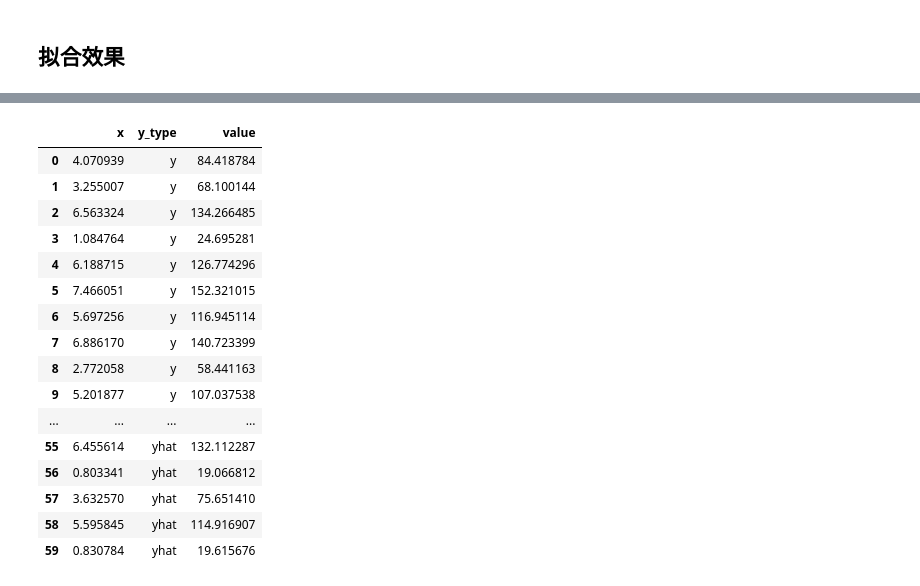
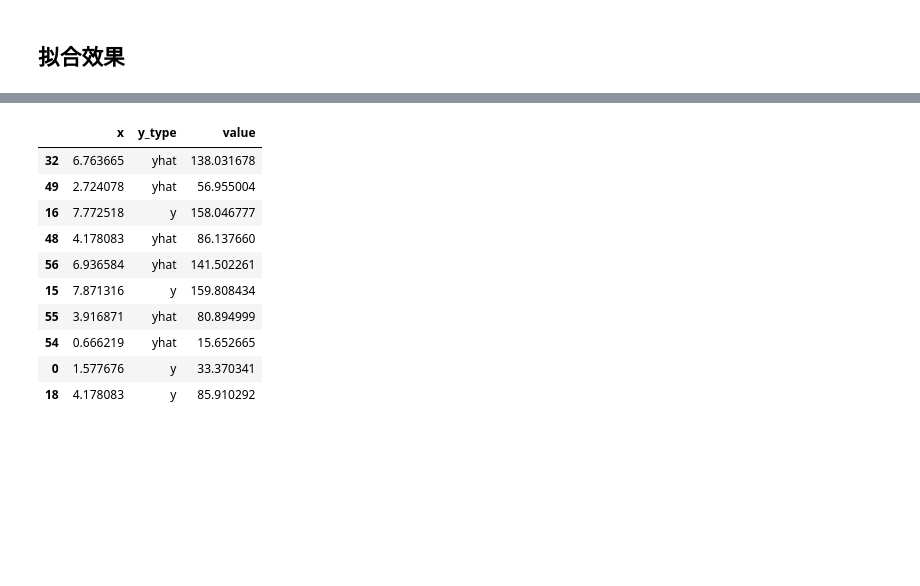
Before and after one commit to byaxb/DataMiningExperiments, a Jupyter notebook: ch00_简单演示.ipynb, the cells around one changed output, grey strips where cells are left out. Cells and saved outputs as stored; diff of their text form; code cells hidden in the pictures; blank space fills up the shorter version.

```diff
--- a/ch00_简单演示.ipynb
+++ b/ch00_简单演示.ipynb
@@ -187,25 +138,19 @@ array([[4.07093919],
 x_y_yhat = pd.DataFrame({'x':x.flatten(), 'y':y, 'yhat':yhat})
 # %%
 x_y_yhat_melt = pd.melt(x_y_yhat, id_vars='x', var_name='y_type', value_name='value')
-x_y_yhat_melt
+x_y_yhat_melt.sample(10)
 # %% [output]
 |  | x | y_type | value |
-| 0 | 4.070939 | y | 84.418784 |
-| 1 | 3.255007 | y | 68.100144 |
-| 2 | 6.563324 | y | 134.266485 |
-| 3 | 1.084764 | y | 24.695281 |
-| 4 | 6.188715 | y | 126.774296 |
-| 5 | 7.466051 | y | 152.321015 |
-| 6 | 5.697256 | y | 116.945114 |
-| 7 | 6.886170 | y | 140.723399 |
-| 8 | 2.772058 | y | 58.441163 |
-| 9 | 5.201877 | y | 107.037538 |
-| ... | ... | ... | ... |
-| 55 | 6.455614 | yhat | 132.112287 |
-| 56 | 0.803341 | yhat | 19.066812 |
-| 57 | 3.632570 | yhat | 75.651410 |
-| 58 | 5.595845 | yhat | 114.916907 |
-| 59 | 0.830784 | yhat | 19.615676 |
+| 32 | 6.763665 | yhat | 138.031678 |
+| 49 | 2.724078 | yhat | 56.955004 |
+| 16 | 7.772518 | y | 158.046777 |
+| 48 | 4.178083 | yhat | 86.137660 |
+| 56 | 6.936584 | yhat | 141.502261 |
+| 15 | 7.871316 | y | 159.808434 |
+| 55 | 3.916871 | yhat | 80.894999 |
+| 54 | 0.666219 | yhat | 15.652665 |
+| 0 | 1.577676 | y | 33.370341 |
+| 18 | 4.178083 | y | 85.910292 |
 # %%
 (
     ggplot(x_y_yhat_melt, aes(x='x', y='value', colour='y_type')) +
```
Also changed, not shown: parts of 20 cells of this notebook, 1 other file.
